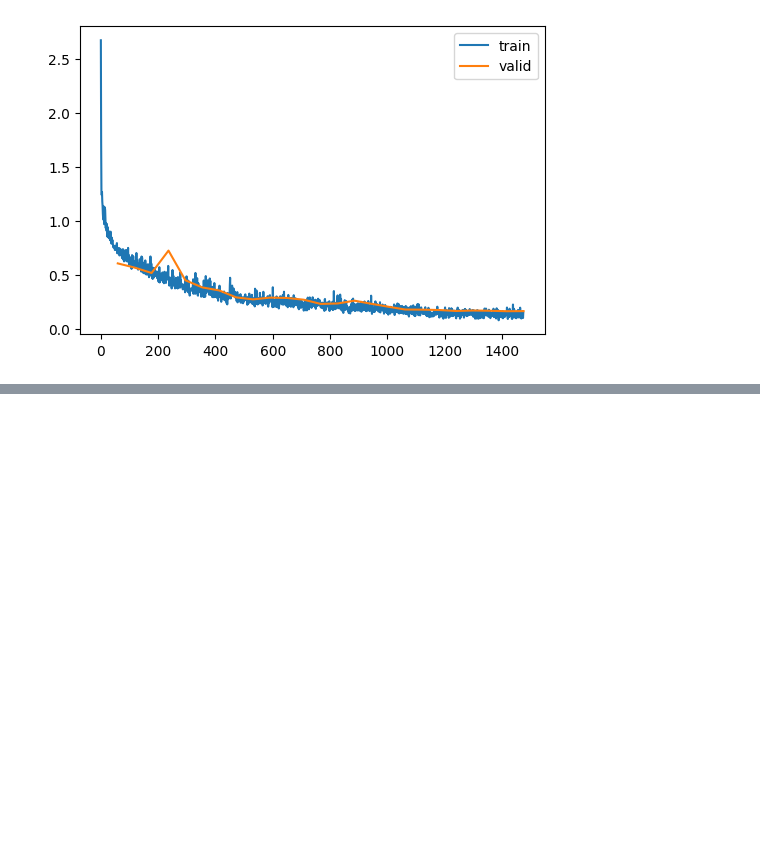
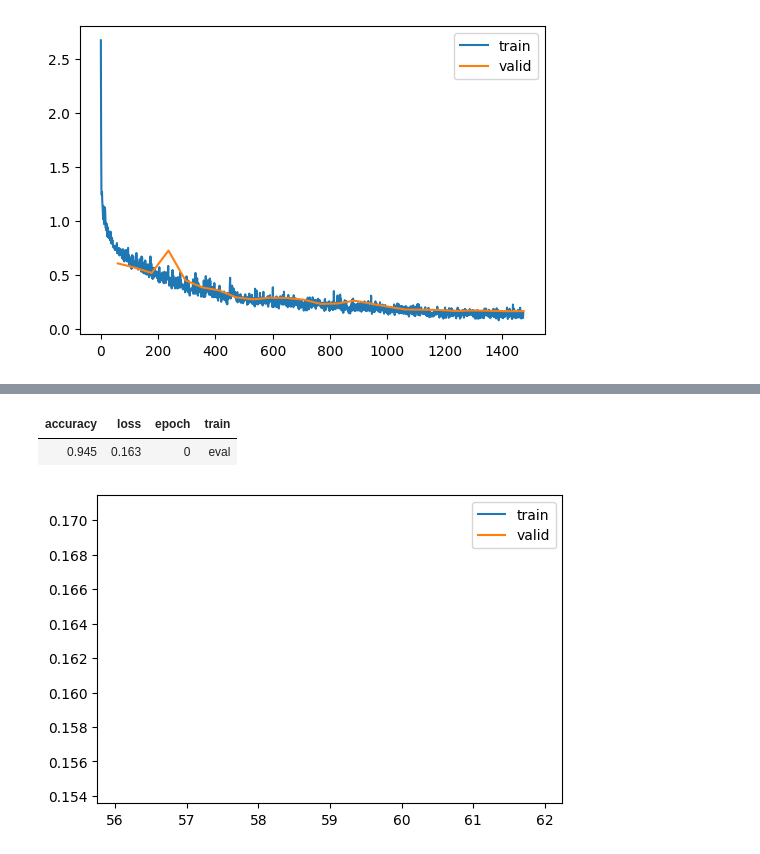
Before and after one commit to teome/diffusion-play, a Jupyter notebook: nbs/14_augment.ipynb, the cells around one changed output, grey strips where cells are left out. Saved outputs shown, nothing was run; the diff lists cells and outputs as text; code cells hidden in the pictures; blank space fills up the shorter version.

```diff
--- a/nbs/14_augment.ipynb
+++ b/nbs/14_augment.ipynb
@@ -659,0 +710,19 @@ torch.save(learn.model, mdl_path/'randcopy1.pkl')
+# %%
+# load previous saved model, if needed
+mdl_path = Path('models')
+model = torch.load(mdl_path/'randcopy1.pkl')
+
+
+lr = 1e-2
+tmax = epochs * len(dls.train)
+sched = partial(lr_scheduler.OneCycleLR, max_lr=lr, total_steps=tmax)
+xtra = [BatchSchedCB(sched), augcb]
+
+learn = TrainLearner(model, dls, F.cross_entropy, lr=lr, cbs=cbs+xtra, opt_func=optim.AdamW)
+# %%
+cp1 = CapturePreds()
+learn.fit(1, train=False, cbs=cp1)
+# %% [output]
+| accuracy | loss | epoch | train |
+| 0.945 | 0.163 | 0 | eval |
+[figure, added]
```
Also changed, not shown: parts of 13 cells of this notebook.
